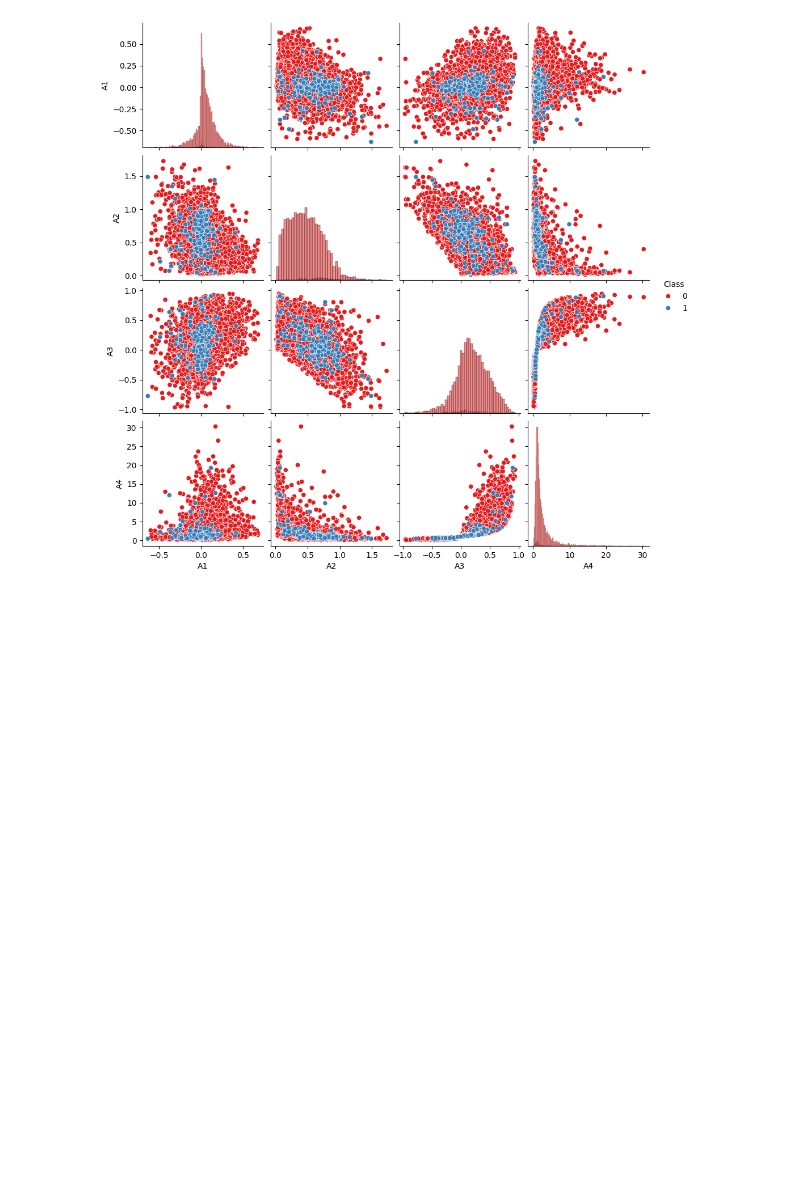
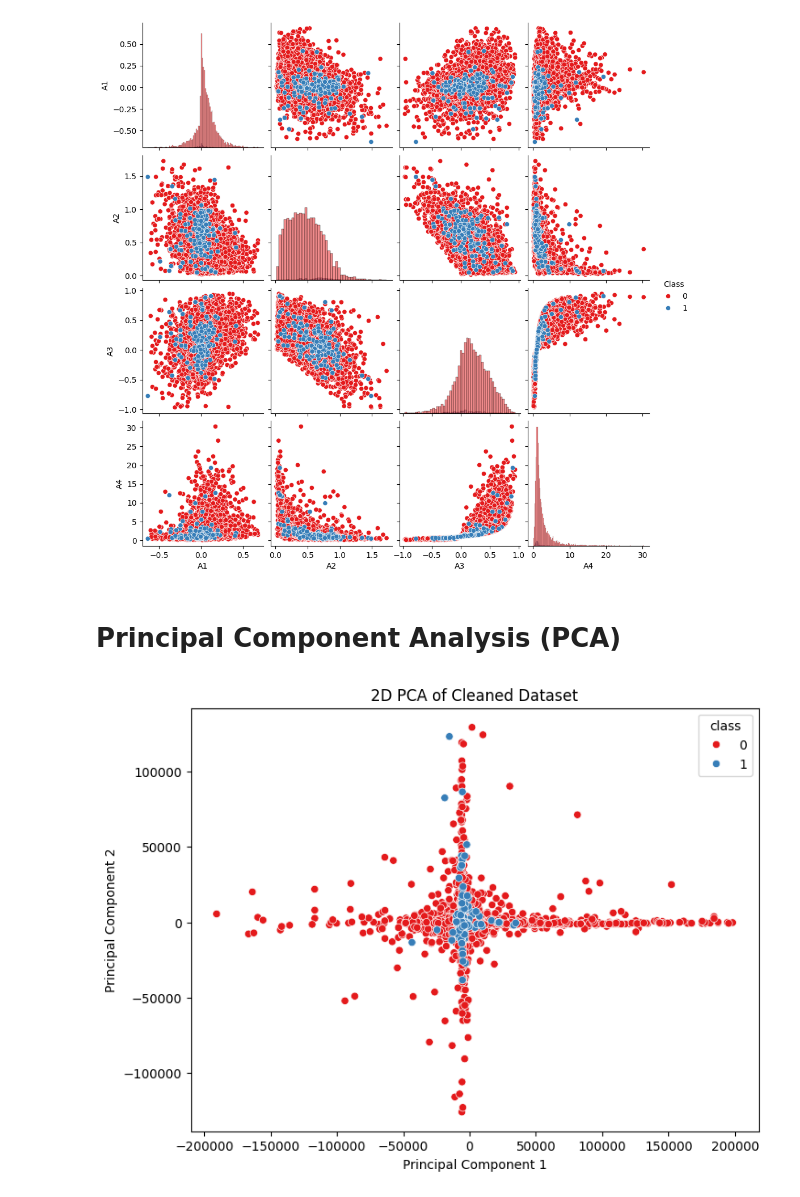
Before and after one commit to piotrdurniat/ml-l1-pcb, a Jupyter notebook: uczenie-maszynowe-lab-1.ipynb, the cells around one changed output. Cells and saved outputs as stored; diff of their text form; code cells hidden in the pictures; blank space fills up the shorter version.

Commit message:
Principal component analysis

```diff
--- a/uczenie-maszynowe-lab-1.ipynb
+++ b/uczenie-maszynowe-lab-1.ipynb
@@ -483,3 +483,61 @@ draw_pairplot(X_clean_no_outliers[subset_features], y_clean_no_outliers)
 # sns.heatmap(correlation_matrix, annot=True, fmt=".2f", cmap='coolwarm')
 # plt.title('Correlation Matrix Heatmap')
 # plt.show()
+# %% [markdown]
+# Principal Component Analysis (PCA)
+# %%
+from sklearn.decomposition import PCA
+import matplotlib.pyplot as plt
+import seaborn as sns
+import pandas as pd
+
+
+def plot_pca_2d(
+    X: pd.DataFrame, y: pd.DataFrame, target_column: str, title: str = "2D PCA"
+) -> None:
+    """
+    Perform PCA on the dataset and plot the first two principal components.
+
+    Parameters:
+    X (pd.DataFrame): The input features as a pandas DataFrame.
+    y (pd.DataFrame): The target DataFrame. Ensure y's index aligns with X's index and it has the target column.
+    target_column (str): The name of the target column in y DataFrame.
+    title (str): Title for the plot.
+    """
+    if target_column not in y.columns:
+        raise ValueError(f"{target_column} is not a column in the provided DataFrame.")
+
+    if not X.index.equals(y.index):
+        raise ValueError("The indices of X and y must match.")
+
+    y_series = y[target_column]
+
+    pca = PCA(n_components=2)
+    principal_components = pca.fit_transform(X)
+
+    pca_df = pd.DataFrame(
+        data=principal_components,
+        columns=["Principal Component 1", "Principal Component 2"],
+    )
+    pca_df[target_column] = y_series.values
+
+    plt.figure(figsize=(8, 6))
+    sns.scatterplot(
+        x="Principal Component 1",
+        y="Principal Component 2",
+        hue=target_column,
+        palette="Set1",
+        data=pca_df,
+    )
+    plt.title(title)
+    plt.xlabel("Principal Component 1")
+    plt.ylabel("Principal Component 2")
+    plt.legend(title=target_column)
+    plt.show()
+
+
+plot_pca_2d(
+    X_clean_no_outliers, y_clean_no_outliers, "class", "2D PCA of Cleaned Dataset"
+)
+# %% [output]
+[figure, added]
```
Also changed, not shown: 1 other file.
